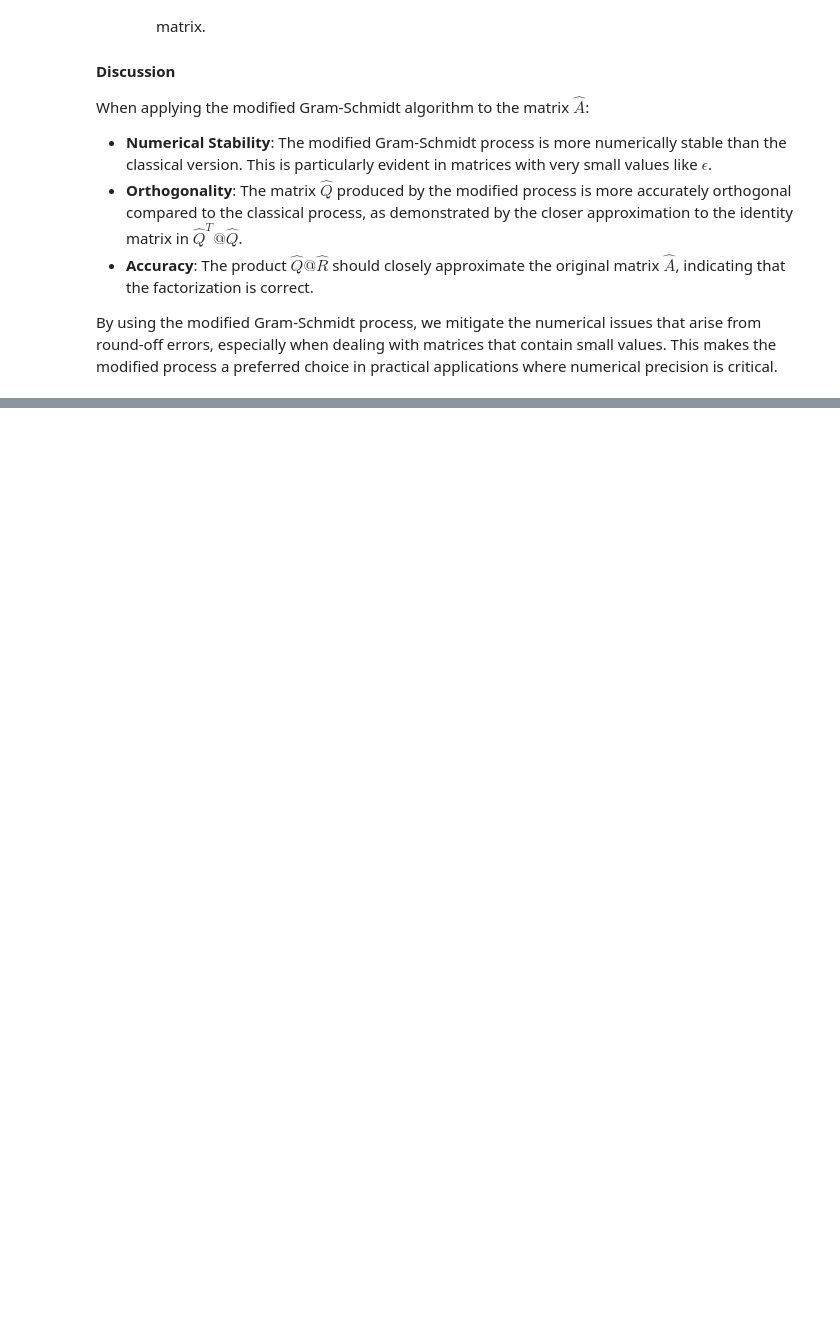
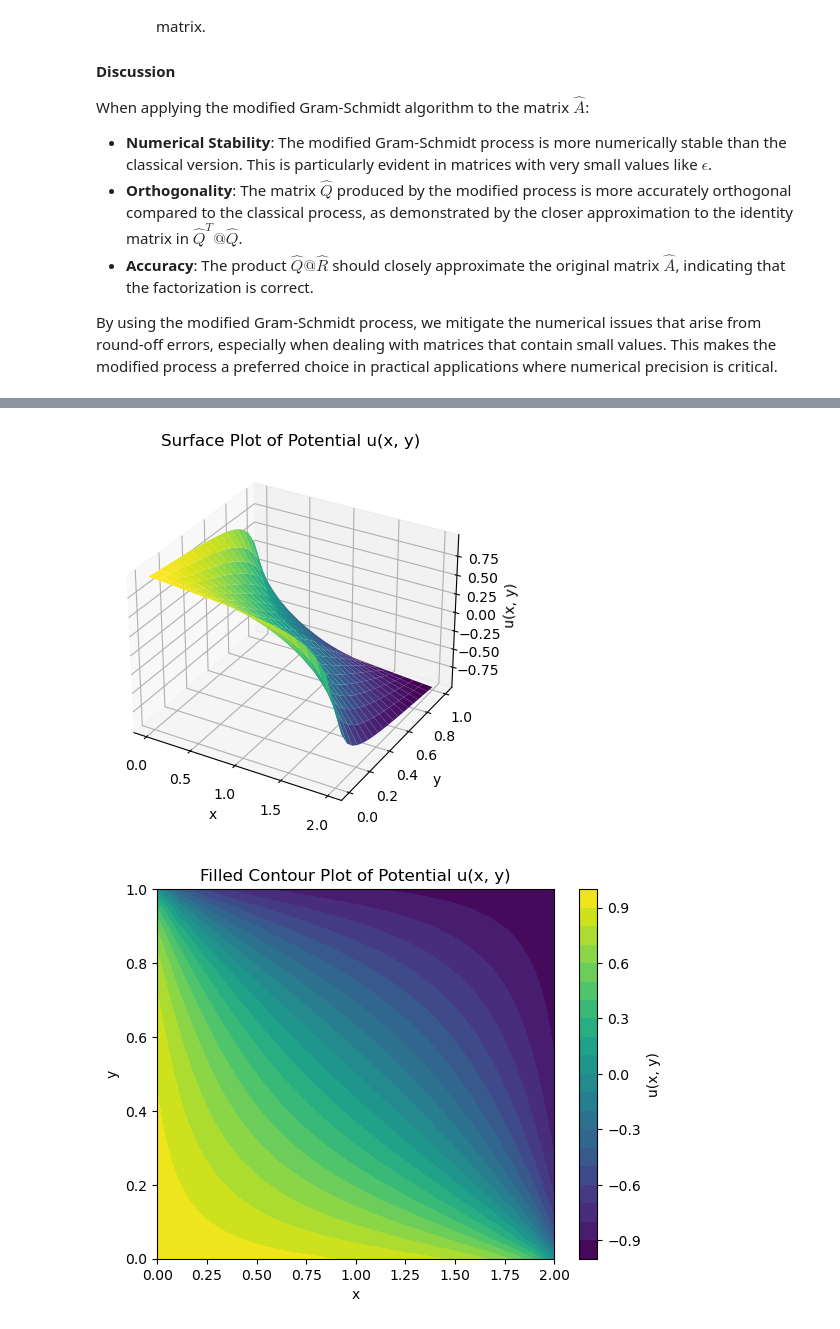
Before and after one commit to hbarquanta/Numerical-Linear-Algebra, a Jupyter notebook: NumericalLinearAlgebra.ipynb, the cells around one changed output, grey strips where cells are left out. Saved outputs shown, nothing was run; the diff lists cells and outputs as text; code cells hidden in the pictures; blank space fills up the shorter version.

```diff
--- a/NumericalLinearAlgebra.ipynb
+++ b/NumericalLinearAlgebra.ipynb
@@ -1634,0 +3092,57 @@ By using the modified Gram-Schmidt process, we mitigate the numerical issues tha
+# %%
+Solve using Gauss-Seidel method with omega=1
+
+Nx, Ny = 20, 20
+Ly = 1.0
+Lx = 2*Ly
+delta = Lx / (Nx - 1)
+
+
+A = setup_poisson_matrix(Nx, Ny, delta)
+b = np.zeros(Nx * Ny)
+b = apply_boundary_conditions(b, Nx, Ny, delta)
+
+
+omega = 1
+x = iteration(A.toarray(), b, Nx, Ny, omega)
+# Reshape solution to a 2D grid
+u = x.reshape(Ny, Nx)
+#print("Solution u with Gauss-Seidel (w=1):")
+#print(u)
+# %%
+import matplotlib.pyplot as plt
+
+# Create grid for plotting
+x_grid = np.linspace(0, Lx, Nx)
+y_grid = np.linspace(0, Ly, Ny)
+X, Y = np.meshgrid(x_grid, y_grid)
+
+# Plotting as Surface plot
+fig = plt.figure()
+ax = fig.add_subplot(111, projection='3d')
+ax.plot_surface(X, Y, u, cmap='viridis')
+ax.set_xlabel('x')
+ax.set_ylabel('y')
+ax.set_zlabel('u(x, y)')
+ax.set_title('Surface Plot of Potential u(x, y)')
+plt.show()
+
+# Plotting as Density plot
+plt.figure()
+plt.contourf(X, Y, u, levels=20, cmap='viridis')
+plt.colorbar(label='u(x, y)')
+plt.xlabel('x')
+plt.ylabel('y')
+plt.title('Filled Contour Plot of Potential u(x, y)')
+plt.show()
+
+plt.figure()
+plt.imshow(u, extent=[0, Lx, 0, Ly], origin='lower', cmap='viridis')
+plt.colorbar(label='u(x, y)')
+plt.xlabel('x')
+plt.ylabel('y')
+plt.title('Density Plot of Potential u(x, y)')
+plt.show()
+# %% [output]
+[figure, added]
+[figure, added]
```
Also changed, not shown: parts of 32 cells of this notebook.
